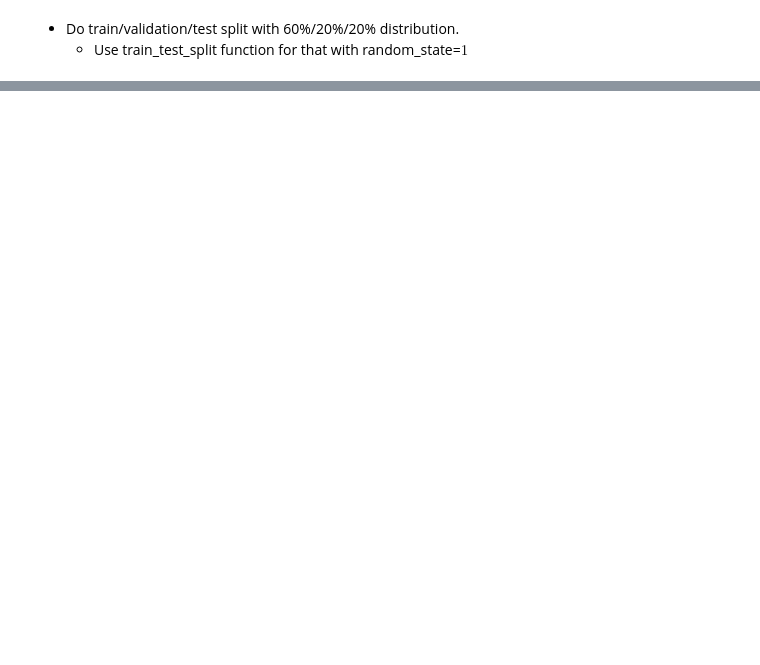
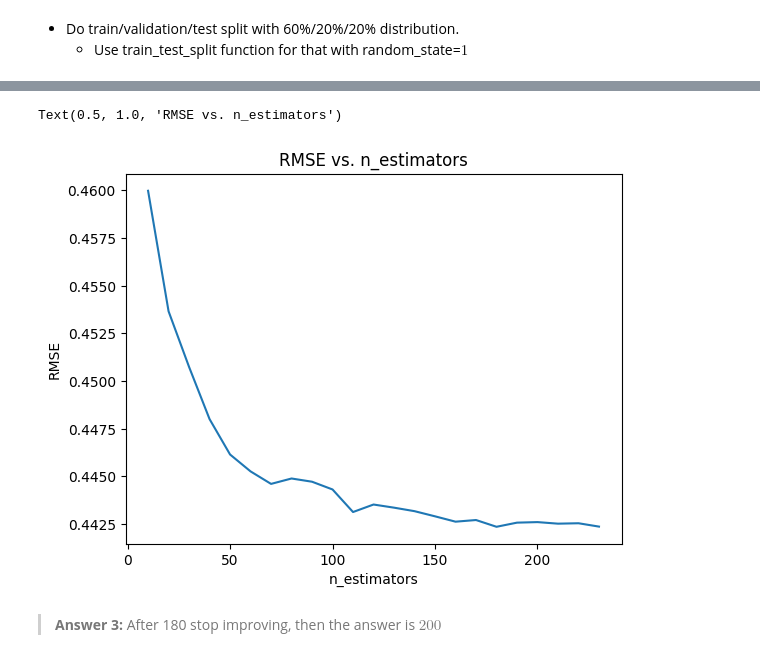
Before and after one commit to tnotstar/machine-learning-zoomcamp, a Jupyter notebook: cohorts/2025/06-trees/submission.ipynb, the cells around one changed output, grey strips where cells are left out. Drawn from its saved outputs; the diff is of its cells as text; code cells hidden in the pictures; blank space fills up the shorter version.

```diff
--- a/cohorts/2025/06-trees/submission.ipynb
+++ b/cohorts/2025/06-trees/submission.ipynb
@@ -499,0 +209,8 @@ If your answer doesn't match options exactly, select the closest one
+# %%
+dt = DecisionTreeRegressor(max_depth=1, random_state=common_random_state)
+dt.fit(X_train, y_train)
+
+feature_index = dt.tree_.feature[0]
+feature_name = dv.feature_names_[feature_index]
+
+print(f"The feature used for splitting is: {feature_name}")
@@ -499,0 +236,9 @@ If your answer doesn't match options exactly, select the closest one
+# %%
+rf = RandomForestRegressor(n_estimators=10, random_state=common_random_state, n_jobs=-1)
+rf.fit(X_train, y_train)
+
+y_pred = rf.predict(X_val)
+
+rmse = np.sqrt(mean_squared_error(y_val, y_pred))
+
+print(f"The RMSE of the Random Forest Regressor on the validation data is: {rmse:.3f}")
@@ -499,0 +266,14 @@ If your answer doesn't match options exactly, select the closest one
+# %%
+n_estimators_values = range(10, 231, 10)
+rmse_scores = []
+
+for n in n_estimators_values:
+    rf = RandomForestRegressor(n_estimators=n, random_state=common_random_state, n_jobs=-1)
+    rf.fit(X_train, y_train)
+    y_pred = rf.predict(X_val)
+    rmse = np.sqrt(mean_squared_error(y_val, y_pred))
+    rmse_scores.append((n, rmse))
+
+print("RMSE scores for different n_estimators:")
+for n, rmse in rmse_scores:
+    print(f"n_estimators={n}: RMSE={rmse:.3f}")
@@ -499,0 +298,12 @@ If your answer doesn't match options exactly, select the closest one
+# %%
+pf = pd.DataFrame(rmse_scores, columns=["n_estimators", "rmse"])
+# %%
+plt.plot(pf.n_estimators, pf.rmse)
+plt.xlabel("n_estimators")
+plt.ylabel("RMSE")
+plt.title("RMSE vs. n_estimators")
+# %% [output]
+Text(0.5, 1.0, 'RMSE vs. n_estimators')
+[figure, added]
+# %% [markdown]
+> **Answer 3:** After 180 stop improving, then the answer is $200$
```
Also changed, not shown: parts of 48 cells of this notebook.
